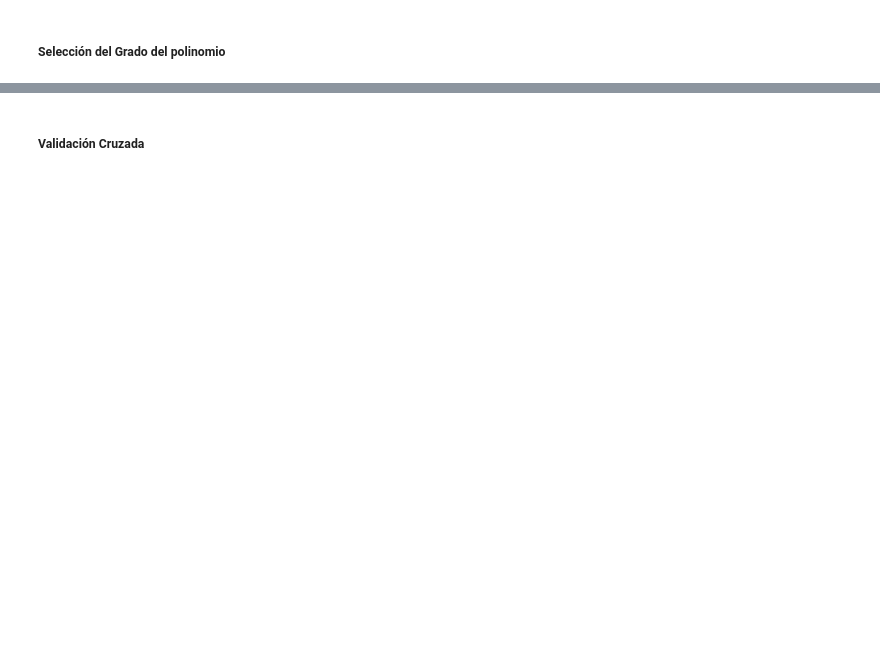
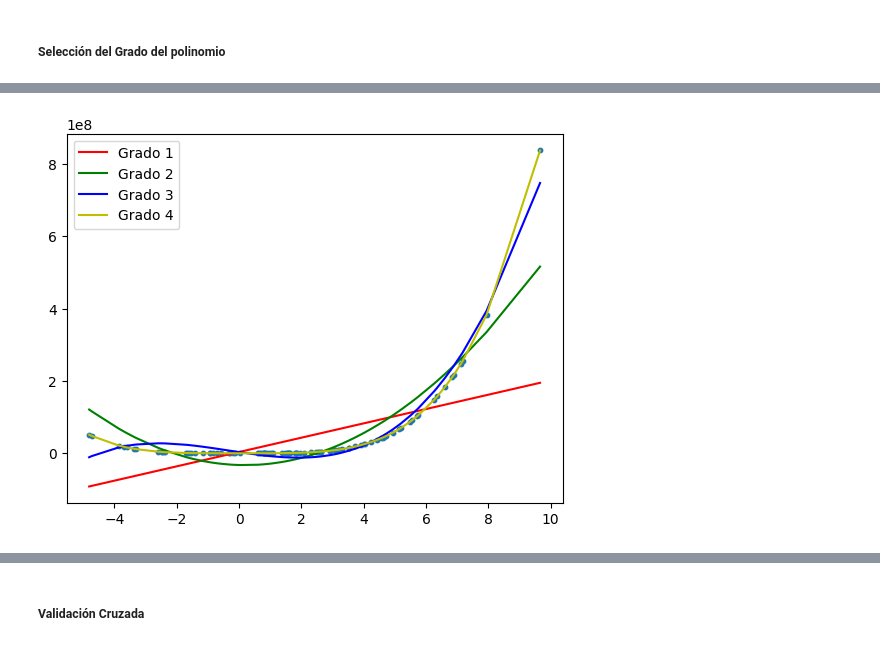
Before and after one commit to DanAndCastRod/python_DataScience, a Jupyter notebook: session9_regresion_sklearn.ipynb, the cells around one changed output, grey strips where cells are left out. Saved outputs shown, nothing was run; the diff lists cells and outputs as text; code cells hidden in the pictures; blank space fills up the shorter version.

```diff
--- a/session9_regresion_sklearn.ipynb
+++ b/session9_regresion_sklearn.ipynb
@@ -415,0 +391,30 @@ En esencia la regresión Polinómica es considerada una extensión de la regresi
+# %%
+import numpy as np
+import matplotlib.pyplot as plt
+from sklearn.preprocessing import PolynomialFeatures
+from sklearn.linear_model import LinearRegression
+
+# Tus datos
+np.random.seed(0)
+X = 2 - 3 * np.random.normal(0, 1, 100)
+y = X - 2 * (X ** 2) + np.random.normal(-2, 2, 100) + 100000* np.random.rand()*(X ** 4) + 100*np.random.rand()*(X ** 2)
+X = X[:, np.newaxis]
+
+# Crear y ajustar modelos
+plt.scatter(X, y, s=10)
+colors = ['r', 'g', 'b', 'y']
+for index, degree in enumerate([1, 2, 3,4]):
+    poly_features = PolynomialFeatures(degree=degree)
+    X_poly = poly_features.fit_transform(X)
+    model = LinearRegression().fit(X_poly, y)
+    y_poly_pred = model.predict(X_poly)
+
+    # Ordenar valores para la visualización
+    sorted_zip = sorted(zip(X,y_poly_pred))
+    X_, y_poly_pred = zip(*sorted_zip)
+    plt.plot(X_, y_poly_pred, color=colors[index], label=f'Grado {degree}')
+
+plt.legend()
+plt.show()
+# %% [output]
+[figure, added]
```
Also changed, not shown: parts of 57 cells of this notebook, 1 other file.
